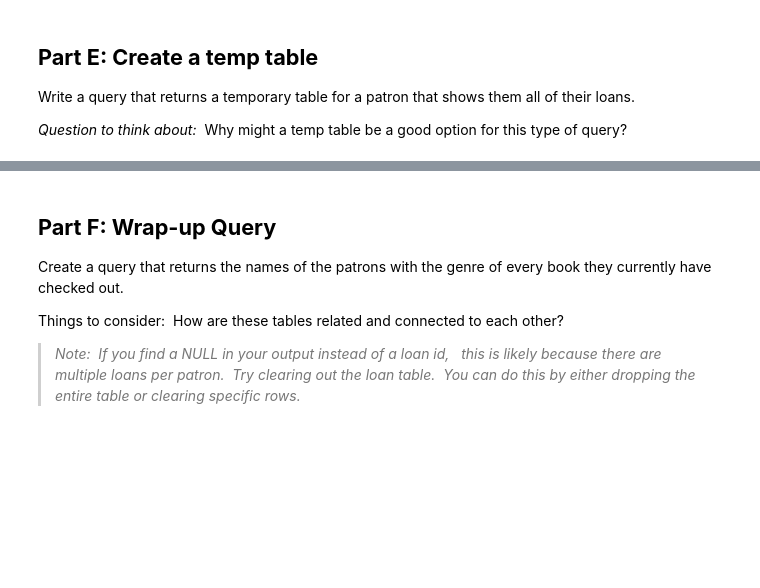
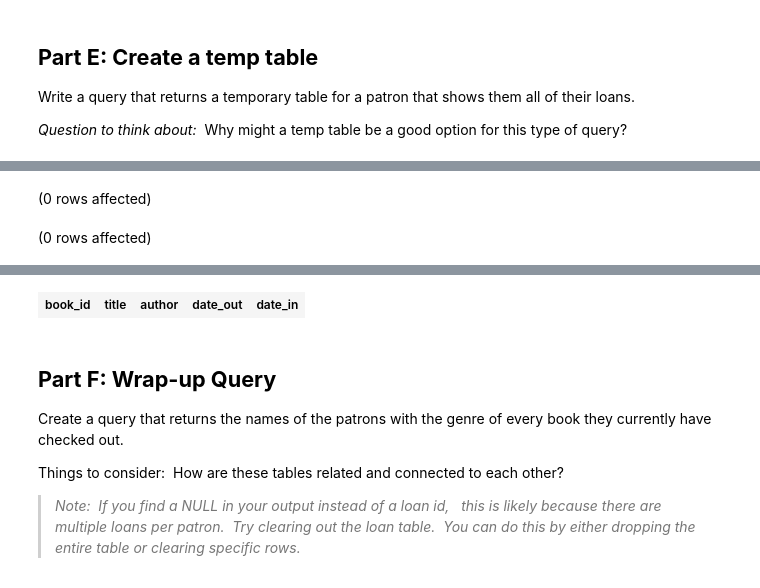
Before and after one commit to e3la/SQL-Part-5-Studio, a Jupyter notebook: Studio.ipynb, the cells around one changed output, grey strips where cells are left out. Saved outputs shown, nothing was run; the diff lists cells and outputs as text; code cells hidden in the pictures; blank space fills up the shorter version.

```diff
--- a/Studio.ipynb
+++ b/Studio.ipynb
@@ -758,0 +847,21 @@ Total execution time: 00:00:00.029
+# %%
+-- Code your temp table here
+
+CREATE TABLE #patron_loans (
+  book_id INT,
+  title VARCHAR(255),
+  author VARCHAR(255),
+  date_out DATE,
+  date_in DATE
+);
+
+INSERT INTO #patron_loans
+SELECT b.book_id, b.title, b.author_id, l.date_out, l.date_in
+FROM loan l
+INNER JOIN book b ON l.book_id = b.book_id
+WHERE l.patron_id = 12345;
+
+SELECT * FROM #patron_loans;
+# %% [output]
+(0 rows affected)
+(0 rows affected)
@@ -759,3 +869,4 @@ Total execution time: 00:00:00.029
+| book_id | title | author | date_out | date_in |
 # %% [markdown]
 ## **Part F: Wrap-up Query**
 
```
Also changed, not shown: parts of 13 cells of this notebook.
